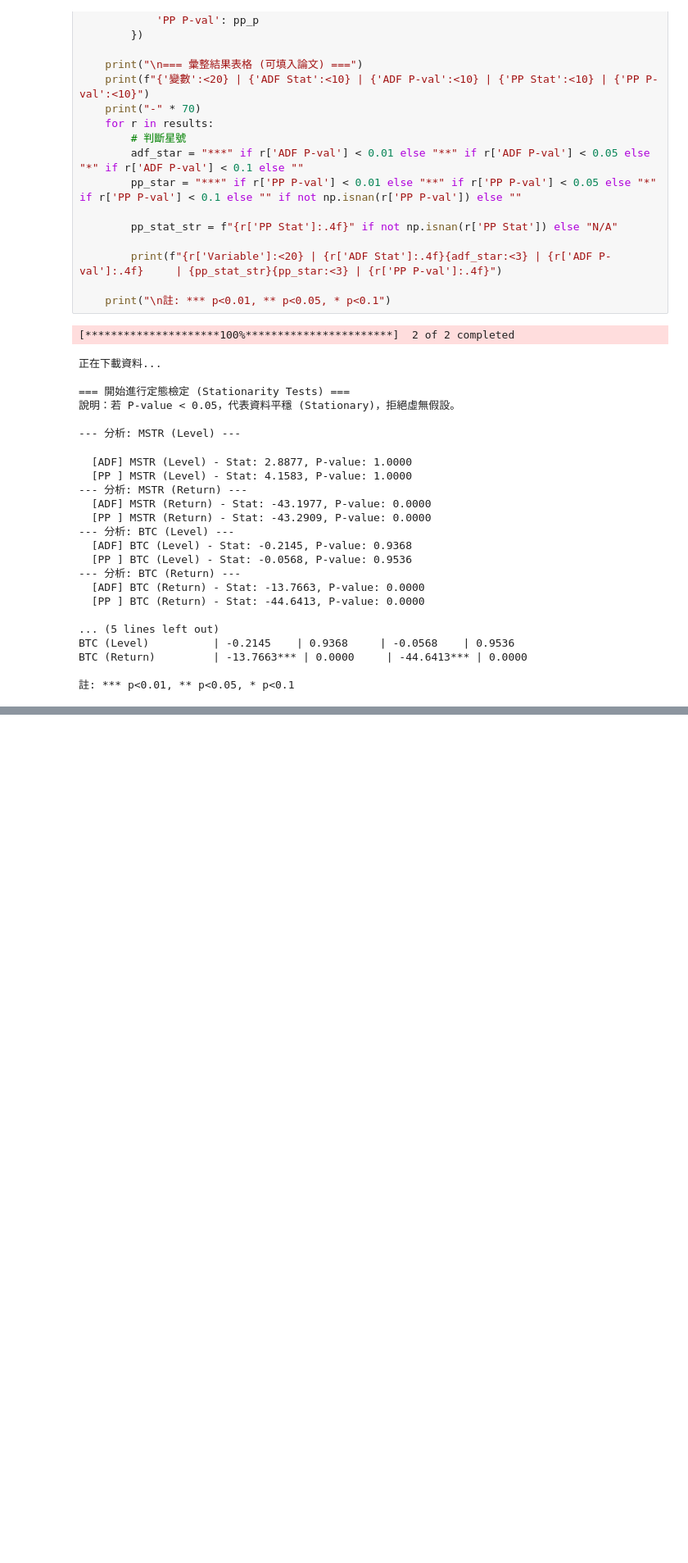
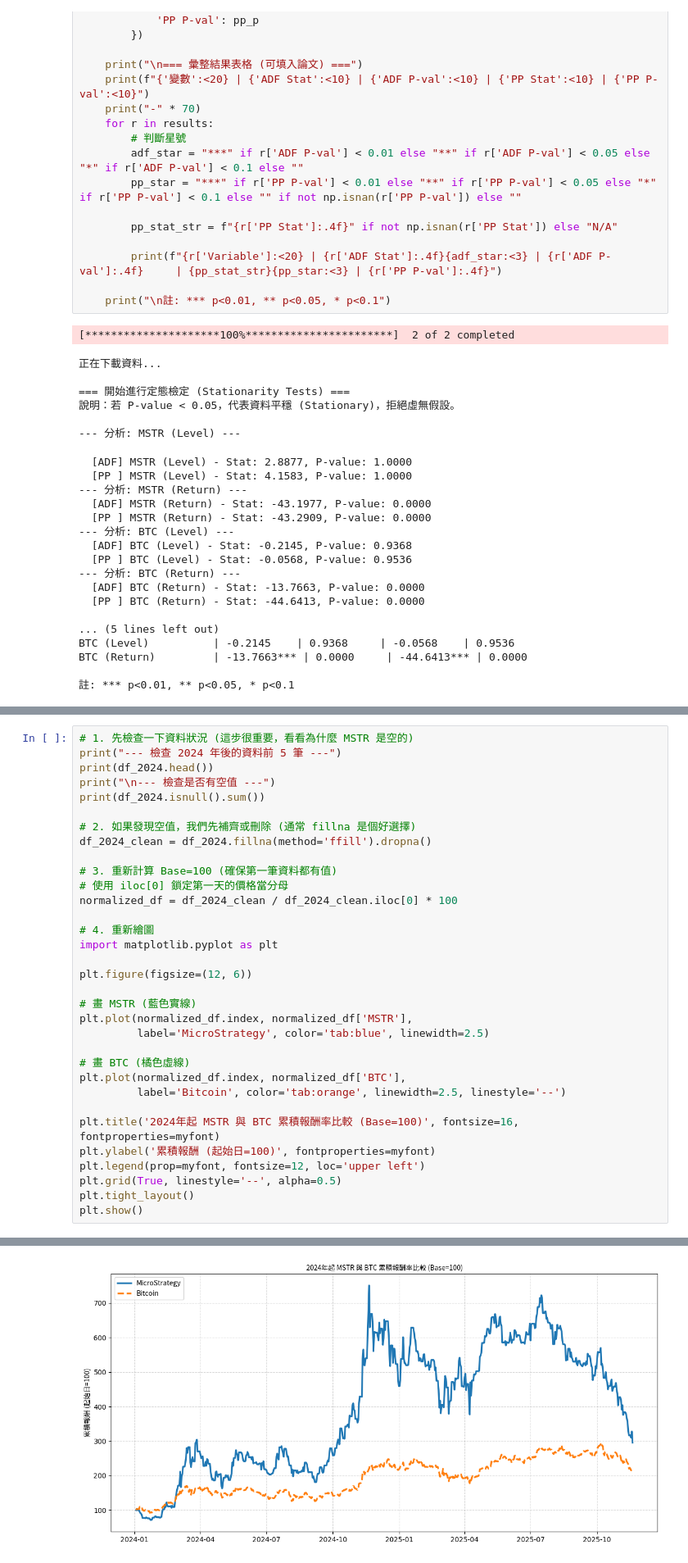
Before and after one commit to HackerJacky/Crypto-quantitative-analysis, a Jupyter notebook: crypto.ipynb, the cells around one changed output, grey strips where cells are left out. Shown at 82% size. Saved outputs shown, nothing was run; the diff lists cells and outputs as text; blank space fills up the shorter version.

```diff
--- a/crypto.ipynb
+++ b/crypto.ipynb
@@ -322,0 +662,34 @@ BTC (Return)         | -13.7663*** | 0.0000     | -44.6413*** | 0.0000
+# %%
+# 1. 先檢查一下資料狀況 (這步很重要，看看為什麼 MSTR 是空的)
+print("--- 檢查 2024 年後的資料前 5 筆 ---")
+print(df_2024.head())
+print("\n--- 檢查是否有空值 ---")
+print(df_2024.isnull().sum())
+
+# 2. 如果發現空值，我們先補齊或刪除 (通常 fillna 是個好選擇)
+df_2024_clean = df_2024.fillna(method='ffill').dropna()
+
+# 3. 重新計算 Base=100 (確保第一筆資料都有值)
+# 使用 iloc[0] 鎖定第一天的價格當分母
+normalized_df = df_2024_clean / df_2024_clean.iloc[0] * 100
+
+# 4. 重新繪圖
+import matplotlib.pyplot as plt
+
+plt.figure(figsize=(12, 6))
+
+# 畫 MSTR (藍色實線)
+plt.plot(normalized_df.index, normalized_df['MSTR'],
+         label='MicroStrategy', color='tab:blue', linewidth=2.5)
+
+# 畫 BTC (橘色虛線)
+plt.plot(normalized_df.index, normalized_df['BTC'],
+         label='Bitcoin', color='tab:orange', linewidth=2.5, linestyle='--')
+
+plt.title('2024年起 MSTR 與 BTC 累積報酬率比較 (Base=100)', fontsize=16, fontproperties=myfont)
+plt.ylabel('累積報酬 (起始日=100)', fontproperties=myfont)
+plt.legend(prop=myfont, fontsize=12, loc='upper left')
+plt.grid(True, linestyle='--', alpha=0.5)
+plt.tight_layout()
+plt.show()
+# %% [output]
@@ -322,0 +711 @@ BTC (Return)         | -13.7663*** | 0.0000     | -44.6413*** | 0.0000
+[figure, added]
```
Also changed, not shown: parts of 14 cells of this notebook.
